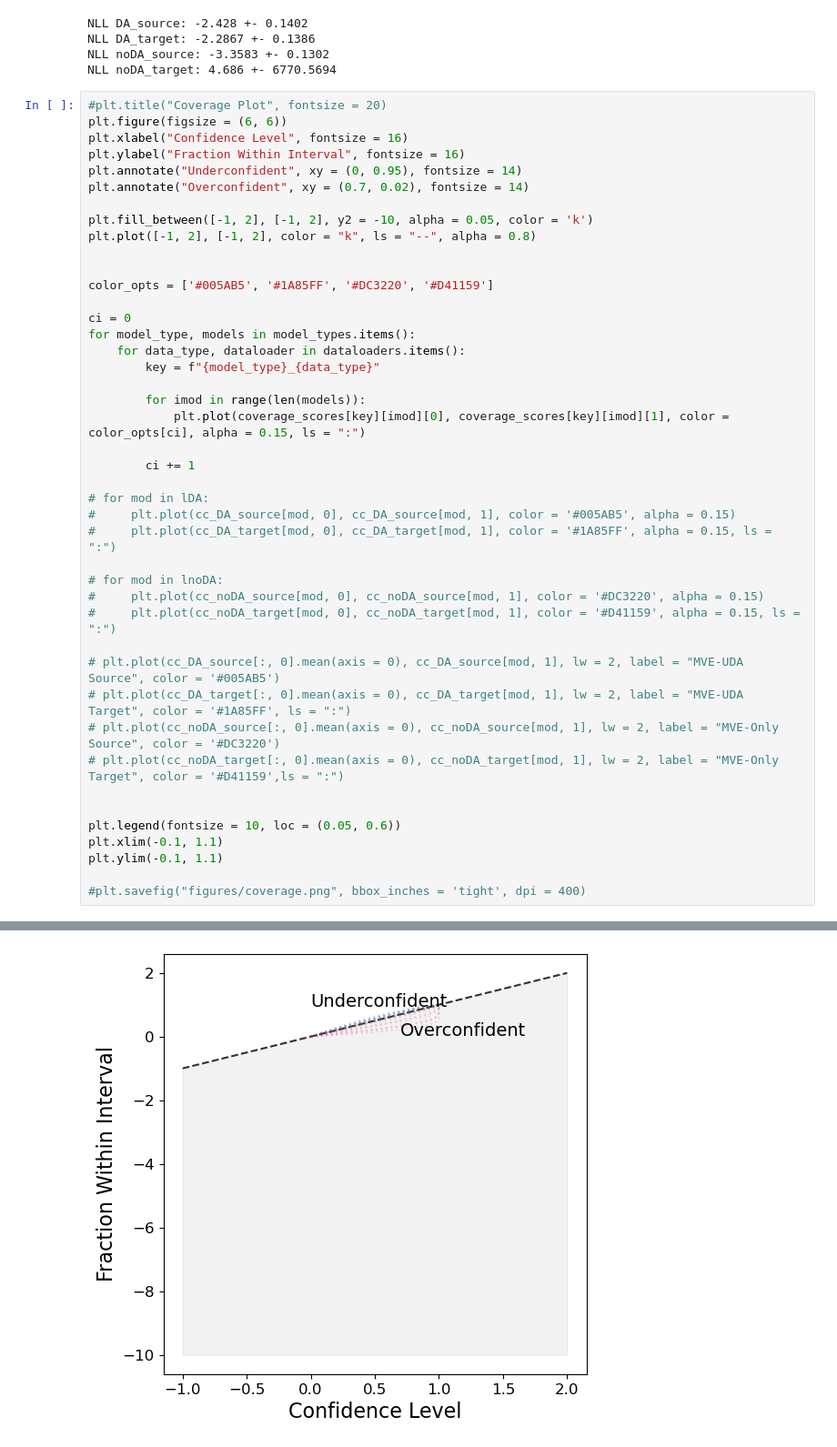
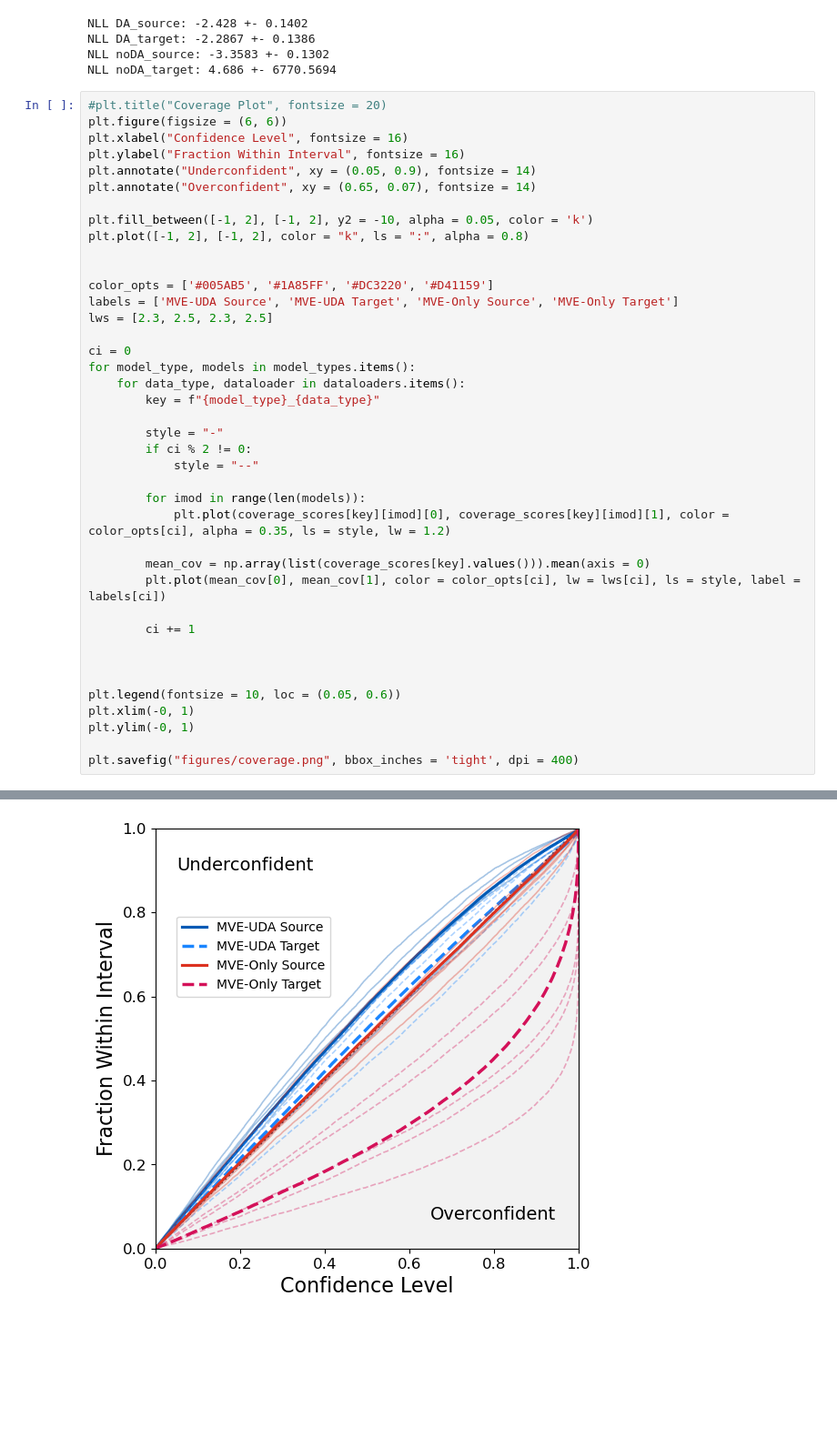
Before and after one commit to deepskies/DomainAdaptiveMVEforLensModeling, a Jupyter notebook: src/training/FinalPaperMVEv2/ModelVizUltimate.ipynb, the cells around one changed output, grey strips where cells are left out. Shown: that part at 91% size. Saved outputs shown, nothing was run; the diff lists cells and outputs as text; blank space fills up the shorter version.

```diff
--- a/src/training/FinalPaperMVEv2/ModelVizUltimate.ipynb
+++ b/src/training/FinalPaperMVEv2/ModelVizUltimate.ipynb
@@ -206,42 +218,39 @@ NLL noDA_target: 4.686 +- 6770.5694
 plt.figure(figsize = (6, 6))
 plt.xlabel("Confidence Level", fontsize = 16)
 plt.ylabel("Fraction Within Interval", fontsize = 16)
-plt.annotate("Underconfident", xy = (0, 0.95), fontsize = 14)
-plt.annotate("Overconfident", xy = (0.7, 0.02), fontsize = 14)
+plt.annotate("Underconfident", xy = (0.05, 0.9), fontsize = 14)
+plt.annotate("Overconfident", xy = (0.65, 0.07), fontsize = 14)
 
 plt.fill_between([-1, 2], [-1, 2], y2 = -10, alpha = 0.05, color = 'k')
-plt.plot([-1, 2], [-1, 2], color = "k", ls = "--", alpha = 0.8)
+plt.plot([-1, 2], [-1, 2], color = "k", ls = ":", alpha = 0.8)
 
 
 color_opts = ['#005AB5', '#1A85FF', '#DC3220', '#D41159']
+labels = ['MVE-UDA Source', 'MVE-UDA Target', 'MVE-Only Source', 'MVE-Only Target']
+lws = [2.3, 2.5, 2.3, 2.5]
 
 ci = 0
 for model_type, models in model_types.items():
     for data_type, dataloader in dataloaders.items():
         key = f"{model_type}_{data_type}"
 
+        style = "-"
+        if ci % 2 != 0:
+            style = "--"
+
         for imod in range(len(models)):
-            plt.plot(coverage_scores[key][imod][0], coverage_scores[key][imod][1], color = color_opts[ci], alpha = 0.15, ls = ":")
+            plt.plot(coverage_scores[key][imod][0], coverage_scores[key][imod][1], color = color_opts[ci], alpha = 0.35, ls = style, lw = 1.2)
+
+        mean_cov = np.array(list(coverage_scores[key].values())).mean(axis = 0)
+        plt.plot(mean_cov[0], mean_cov[1], color = color_opts[ci], lw = lws[ci], ls = style, label = labels[ci])
 
         ci += 1
 
-# for mod in lDA:
-#     plt.plot(cc_DA_source[mod, 0], cc_DA_source[mod, 1], color = '#005AB5', alpha = 0.15)
-#     plt.plot(cc_DA_target[mod, 0], cc_DA_target[mod, 1], color = '#1A85FF', alpha = 0.15, ls = ":")
-
-# for mod in lnoDA:
-#     plt.plot(cc_noDA_source[mod, 0], cc_noDA_source[mod, 1], color = '#DC3220', alpha = 0.15)
-#     plt.plot(cc_noDA_target[mod, 0], cc_noDA_target[mod, 1], color = '#D41159', alpha = 0.15, ls = ":")
-
-# plt.plot(cc_DA_source[:, 0].mean(axis = 0), cc_DA_source[mod, 1], lw = 2, label = "MVE-UDA Source", color = '#005AB5')
-# plt.plot(cc_DA_target[:, 0].mean(axis = 0), cc_DA_target[mod, 1], lw = 2, label = "MVE-UDA Target", color = '#1A85FF', ls = ":")
-# plt.plot(cc_noDA_source[:, 0].mean(axis = 0), cc_noDA_source[mod, 1], lw = 2, label = "MVE-Only Source", color = '#DC3220')
-# plt.plot(cc_noDA_target[:, 0].mean(axis = 0), cc_noDA_target[mod, 1], lw = 2, label = "MVE-Only Target", color = '#D41159',ls = ":")
 
 
 plt.legend(fontsize = 10, loc = (0.05, 0.6))
-plt.xlim(-0.1, 1.1)
-plt.ylim(-0.1, 1.1)
+plt.xlim(-0, 1)
+plt.ylim(-0, 1)
 
-#plt.savefig("figures/coverage.png", bbox_inches = 'tight', dpi = 400)
+plt.savefig("figures/coverage.png", bbox_inches = 'tight', dpi = 400)
 # %% [output]
@@ -249 +257 @@ NameError: name 'cc_DA_source' is not defined
-[figure, old version]
+[figure, new version]
```
Also changed, not shown: parts of 14 cells of this notebook, 3 other files.
